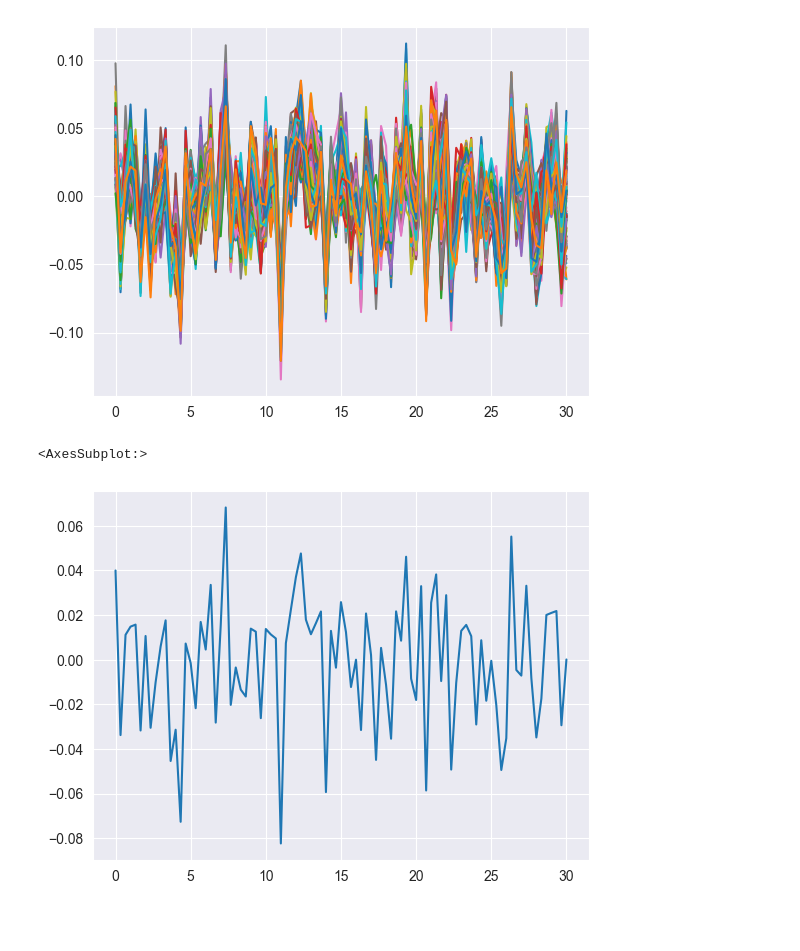
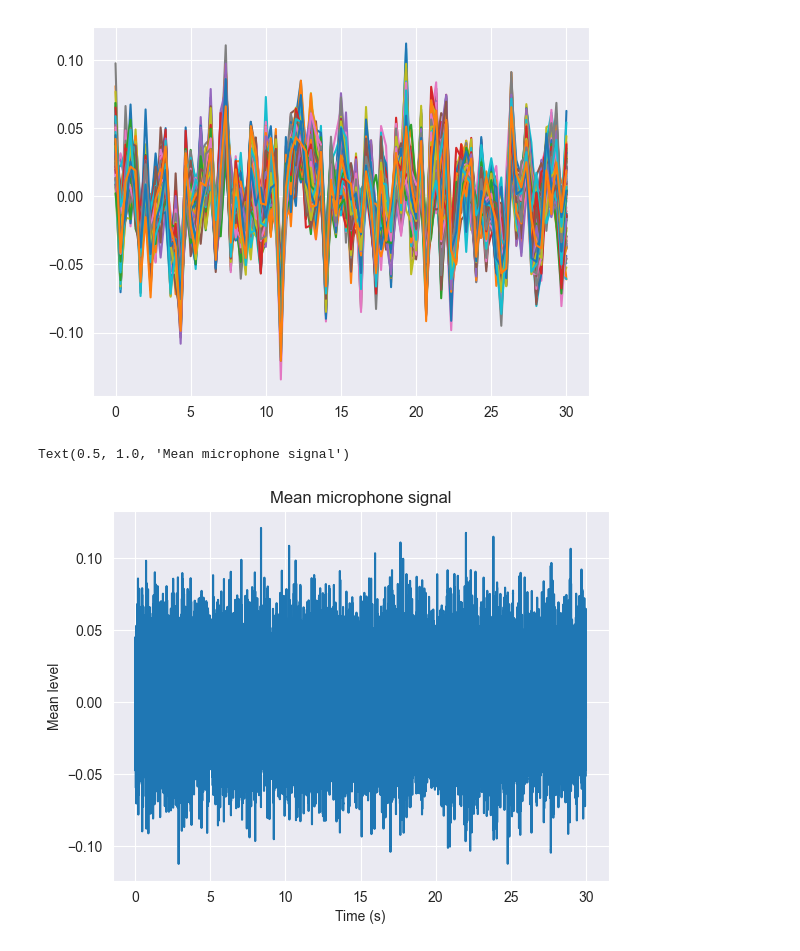
Before and after one commit to gonespral/wind-turbine-noise-measurement-and-prediction, a Jupyter notebook: data_analysis.ipynb, the cells around one changed output. Saved outputs shown, nothing was run; the diff lists cells and outputs as text; code cells hidden in the pictures; blank space fills up the shorter version.

```diff
--- a/data_analysis.ipynb
+++ b/data_analysis.ipynb
@@ -43,11 +43,9 @@ df_compact = df.iloc[::1,::int(sample_rate/3)]
 # Swap sample number for time in seconds
 df_compact.columns = df_compact.columns/sample_rate
 
-# Get averaged values for each column
-df_mean = pd.DataFrame()
-for col in df_compact.columns:
-    mean = df_compact[col].mean()
-    df_mean[col] = [mean]
-
+# Get mean of each col df using pd.concat.
+df_mean = pd.concat([df.mean(axis=0)], axis=1)
+df_mean.columns = ['mean']
+df_mean.index = df_mean.index/sample_rate
 df_mean
 # %% [output]
@@ -71,12 +79,14 @@ for i in range(plot_rows):
 [figure]
 # %%
 # Plot the mean microphone signal
-# df only has 1 row, columns correspond to sample (time)
-
-df_mean = df_mean.iloc[0,:]
+# df has 1 col (mean level), index is time in seconds
 sns.lineplot(data=df_mean,
              x=df_mean.index,
-             y=df_mean.values)
+             y=df_mean["mean"])
+
+plt.xlabel("Time (s)")
+plt.ylabel("Mean level")
+plt.title("Mean microphone signal")
 # %% [output]
-<AxesSubplot:>
+Text(0.5, 1.0, 'Mean microphone signal')
-[figure, old version]
+[figure, new version]
```
Also changed, not shown: parts of 5 cells of this notebook, 1 other file.
